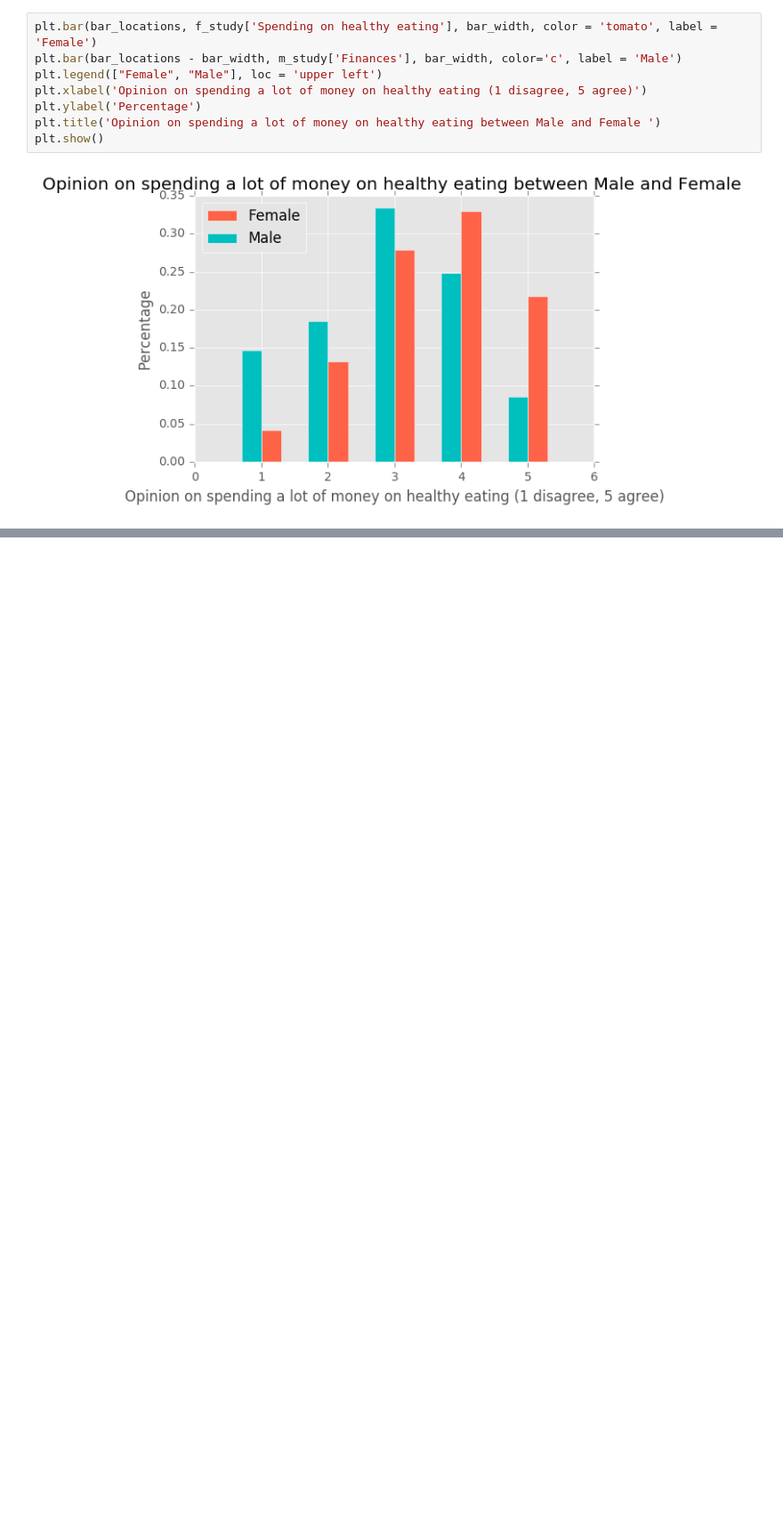
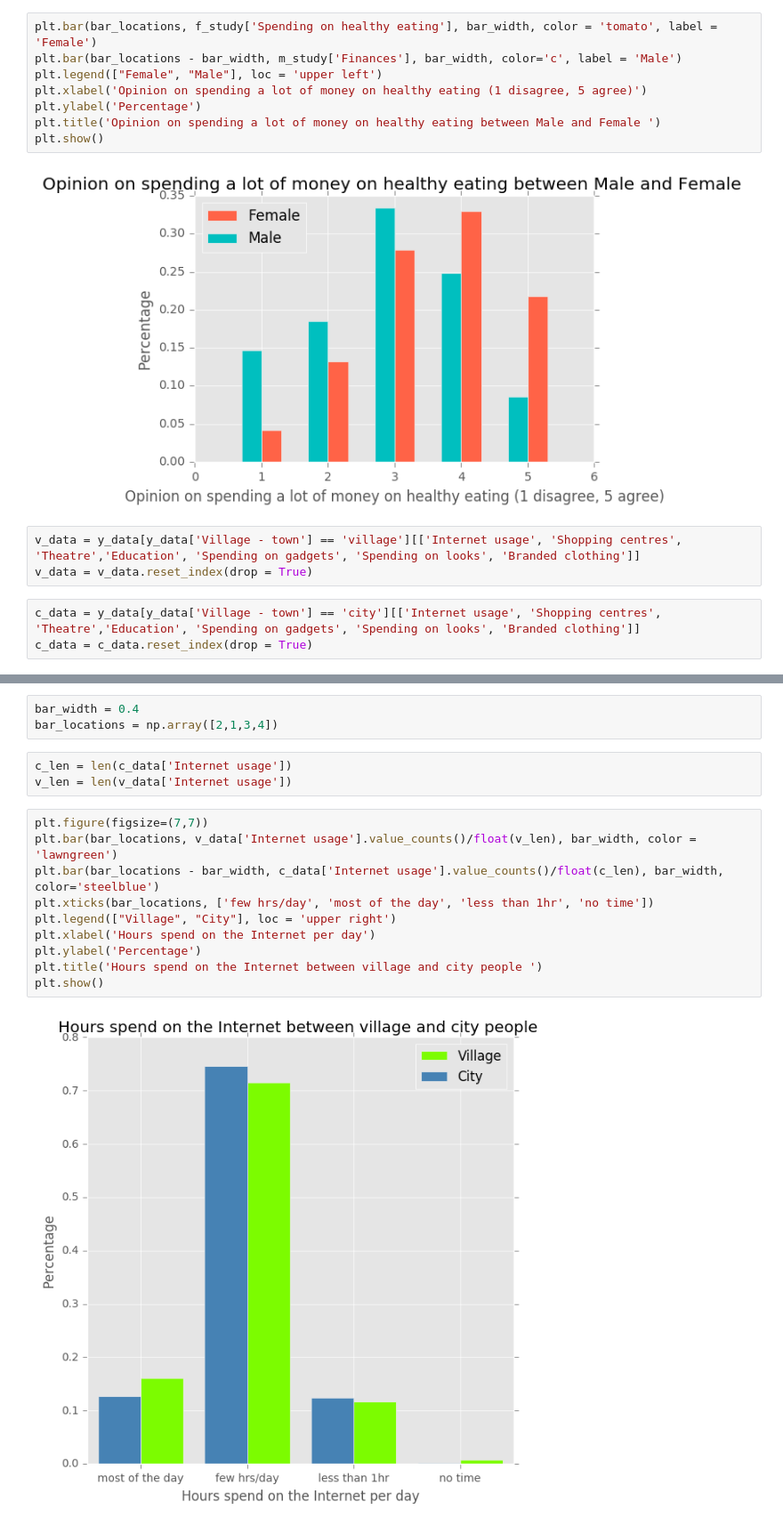
Before and after one commit to ehkhong/sta-141b-proj, a Jupyter notebook: Calculated2.py.ipynb, the cells around one changed output, grey strips where cells are left out. Shown at 89% size. Drawn from its saved outputs; the diff is of its cells as text; blank space fills up the shorter version.

```diff
--- a/Calculated2.py.ipynb
+++ b/Calculated2.py.ipynb
@@ -598,3 +598,9 @@ plt.title('Opinion on spending a lot of money on healthy eating between Male and
 plt.show()
 # %% [output]
 [figure]
+# %%
+v_data = y_data[y_data['Village - town'] == 'village'][['Internet usage', 'Shopping centres', 'Theatre','Education', 'Spending on gadgets', 'Spending on looks', 'Branded clothing']]
+v_data = v_data.reset_index(drop = True)
+# %%
+c_data = y_data[y_data['Village - town'] == 'city'][['Internet usage', 'Shopping centres', 'Theatre','Education', 'Spending on gadgets', 'Spending on looks', 'Branded clothing']]
+c_data = c_data.reset_index(drop = True)
@@ -600,0 +616,18 @@ plt.show()
+# %%
+bar_width = 0.4
+bar_locations = np.array([2,1,3,4])
+# %%
+c_len = len(c_data['Internet usage'])
+v_len = len(v_data['Internet usage'])
+# %%
+plt.figure(figsize=(7,7))
+plt.bar(bar_locations, v_data['Internet usage'].value_counts()/float(v_len), bar_width, color = 'lawngreen')
+plt.bar(bar_locations - bar_width, c_data['Internet usage'].value_counts()/float(c_len), bar_width, color='steelblue')
+plt.xticks(bar_locations, ['few hrs/day', 'most of the day', 'less than 1hr', 'no time'])
+plt.legend(["Village", "City"], loc = 'upper right')
+plt.xlabel('Hours spend on the Internet per day')
+plt.ylabel('Percentage')
+plt.title('Hours spend on the Internet between village and city people ')
+plt.show()
+# %% [output]
+[figure, added]
```
Also changed, not shown: parts of 16 cells of this notebook.
